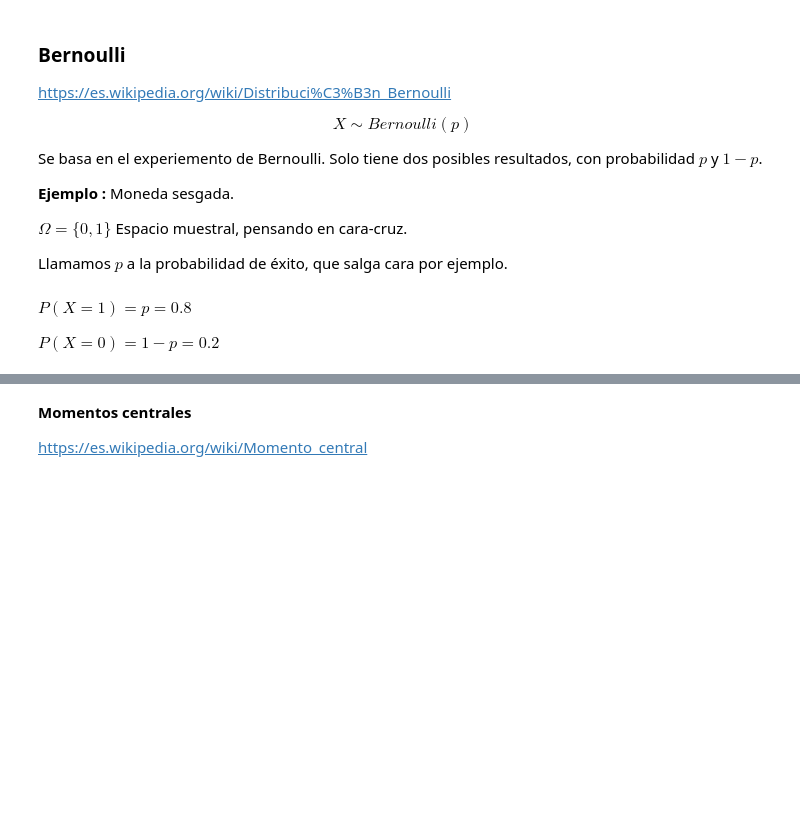
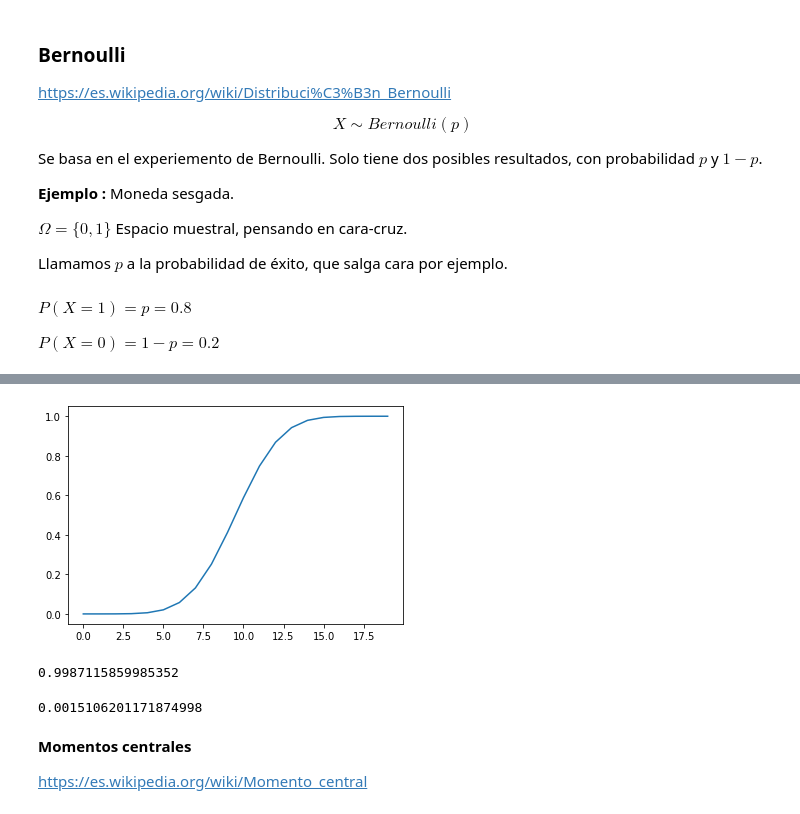
Before and after one commit to YonatanRA/ds_tb_part_21_09, a Jupyter notebook: 02-Data_Analysis/8.2 - Distribuciones Discretas.ipynb, the cells around one changed output, grey strips where cells are left out. Saved outputs shown, nothing was run; the diff lists cells and outputs as text; code cells hidden in the pictures; blank space fills up the shorter version.

```diff
--- a/02-Data_Analysis/8.2 - Distribuciones Discretas.ipynb
+++ b/02-Data_Analysis/8.2 - Distribuciones Discretas.ipynb
@@ -56,3 +133,20 @@ $\Omega = \{0, 1, 2, 3, ..., N-1, N\}$
+# %%
+x=[i for i in range(20)]                # nº de exitos
+y=[binom.cdf(x, 20, 0.5) for x in x]    # su prob acumulada
+
+plt.plot(x, y);
+# %% [output]
+[figure, added]
+# %%
+prob_moneda=binom.cdf(x, 20, 0.5)
+
+1-prob_moneda[3]  # prob de 3 exitos o mas
+# %% [output]
+0.9987115859985352
+# %%
+sum(prob_moneda[0:4])  # prob de 3 exitos o menos
+# %% [output]
+0.0015106201171874998
 # %% [markdown]
 **Momentos centrales**
 
```
Also changed, not shown: parts of 15 cells of this notebook.
